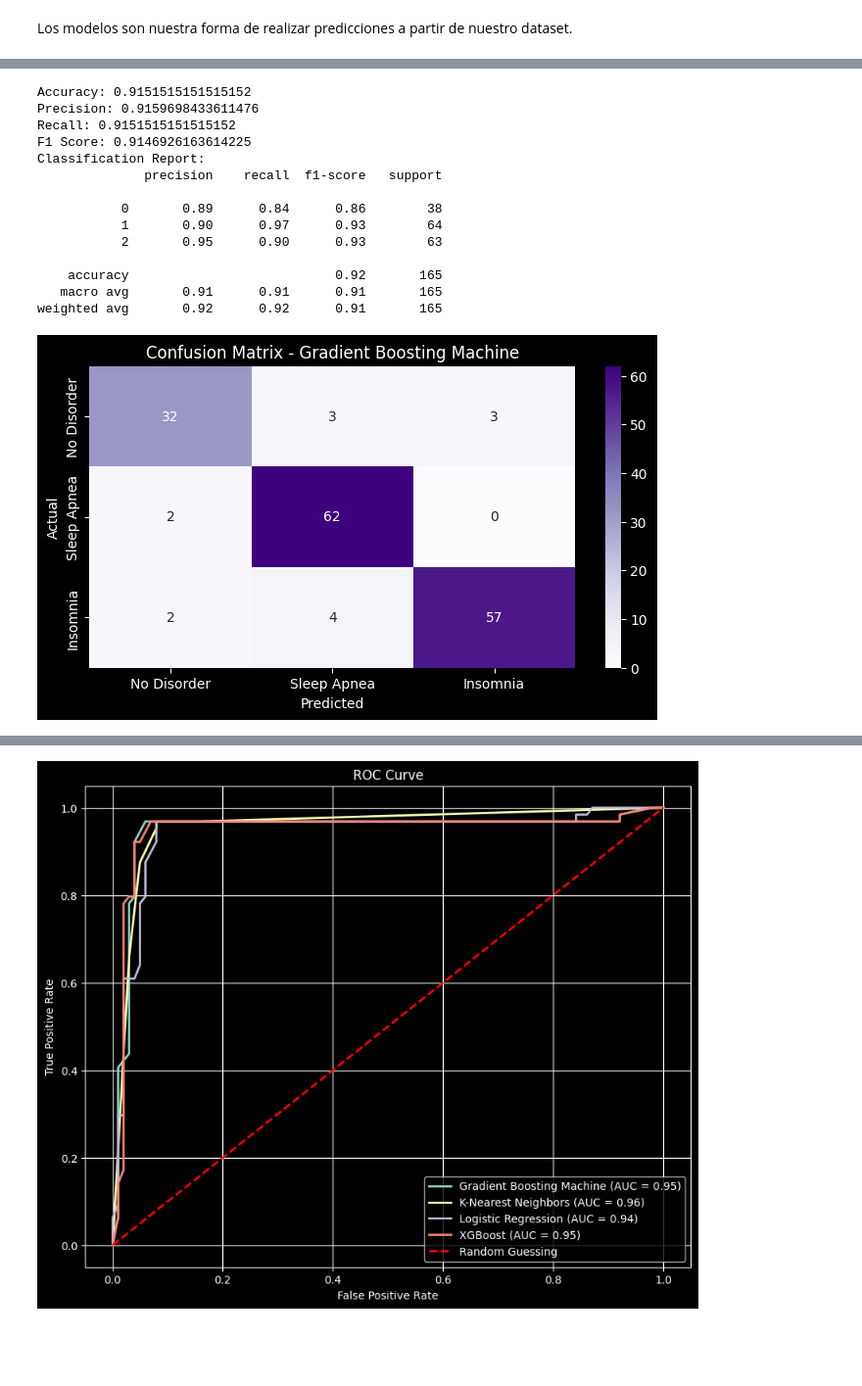
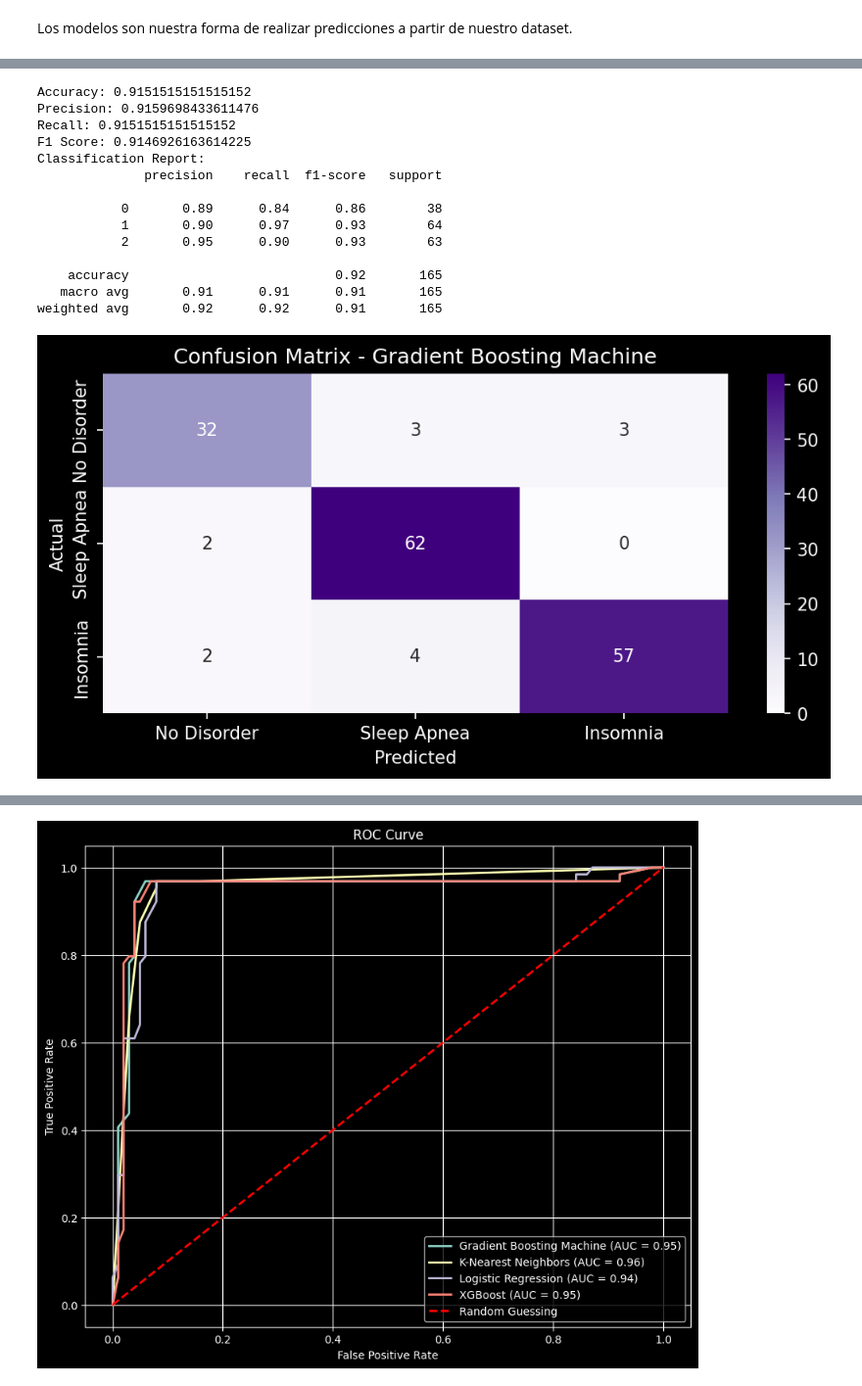
Before and after one commit to zamef/TSBM.TranstornoS, a Jupyter notebook: SleepDisorder.ipynb, the cells around one changed output, grey strips where cells are left out. Shown at 98% size. Drawn from its saved outputs; the diff is of its cells as text; code cells hidden in the pictures; blank space fills up the shorter version.

```diff
--- a/SleepDisorder.ipynb
+++ b/SleepDisorder.ipynb
@@ -321,35 +321,35 @@ print(f"Accuracy: {accuracy_gbm}")
 print(f"Precision: {precision_gbm}")
 print(f"Recall: {recall_gbm}")
 print(f"F1 Score: {f1_gbm}")
 
 # reporte
 print("Classification Report:")
 print(classification_report(y_test, y_pred))
 
 # matriz de confusión
 cm = confusion_matrix(y_test, y_pred)
-plt.figure(figsize=(8, 4))
+plt.figure(figsize=(8, 3.5), dpi=150)
 sns.heatmap(cm, annot=True, cmap='Purples', fmt='d', xticklabels=['No Disorder', 'Sleep Apnea', 'Insomnia'], yticklabels=['No Disorder', 'Sleep Apnea', 'Insomnia'])
 plt.xlabel('Predicted')
 plt.ylabel('Actual')
 plt.title('Confusion Matrix - Gradient Boosting Machine')
 plt.show()
 # %% [output]
 Accuracy: 0.9151515151515152
 Precision: 0.9159698433611476
 Recall: 0.9151515151515152
 F1 Score: 0.9146926163614225
 Classification Report:
               precision    recall  f1-score   support
 
            0       0.89      0.84      0.86        38
            1       0.90      0.97      0.93        64
            2       0.95      0.90      0.93        63
 
     accuracy                           0.92       165
    macro avg       0.91      0.91      0.91       165
 weighted avg       0.92      0.92      0.91       165
-[figure, old version]
+[figure, new version]
 # %%
 # modelo de clasificación XGBoost
 model_xgb = xgb.XGBClassifier()
```
Also changed, not shown: parts of 5 cells of this notebook.
